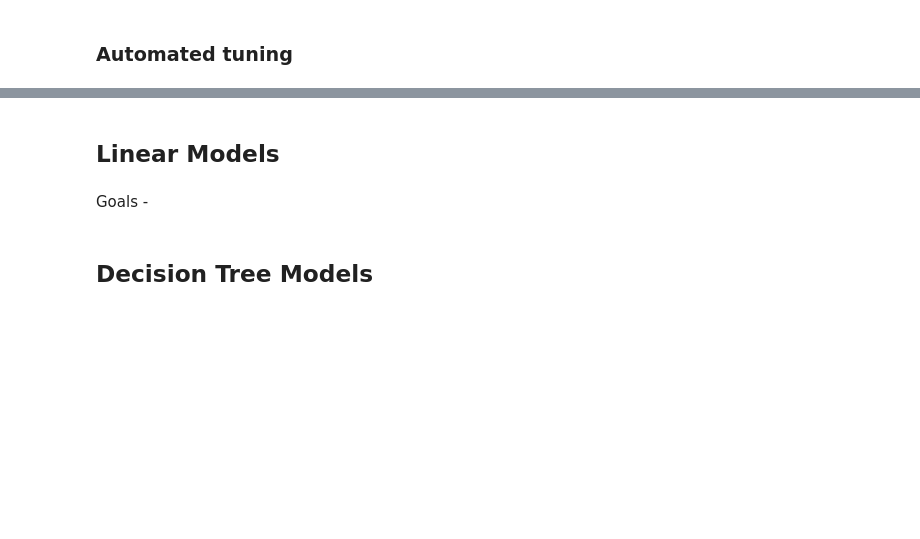
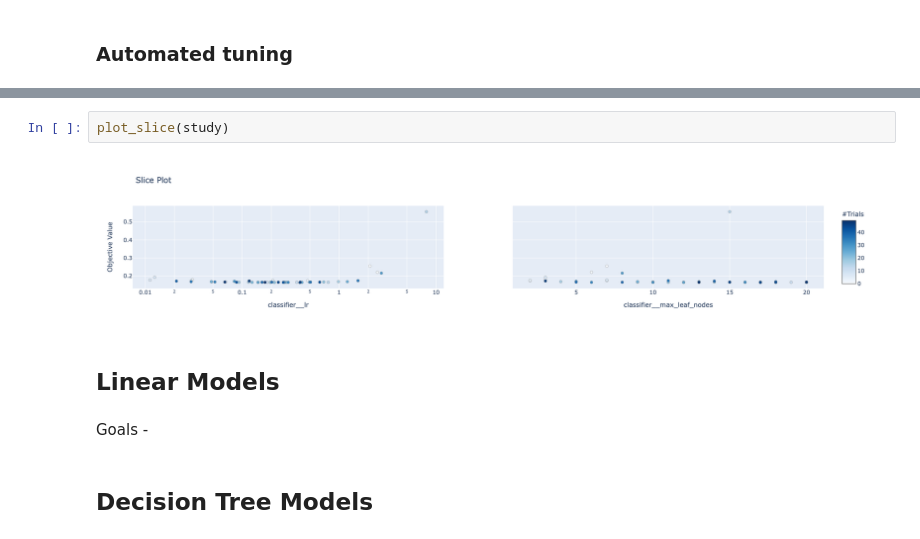
Before and after one commit to arthurlemon/courses, a Jupyter notebook: ML/sklearn/sklearn_course.ipynb, the cells around one changed output, grey strips where cells are left out. Saved outputs shown, nothing was run; the diff lists cells and outputs as text; blank space fills up the shorter version.

```diff
--- a/ML/sklearn/sklearn_course.ipynb
+++ b/ML/sklearn/sklearn_course.ipynb
@@ -368,3 +538,7 @@ Accuracy score via cross-validation:
+# %%
+plot_slice(study)
+# %% [output]
+[figure, added]
 # %% [markdown]
 ## Linear Models
 # %% [markdown]
```
Also changed, not shown: parts of 23 cells of this notebook, 2 other files.
